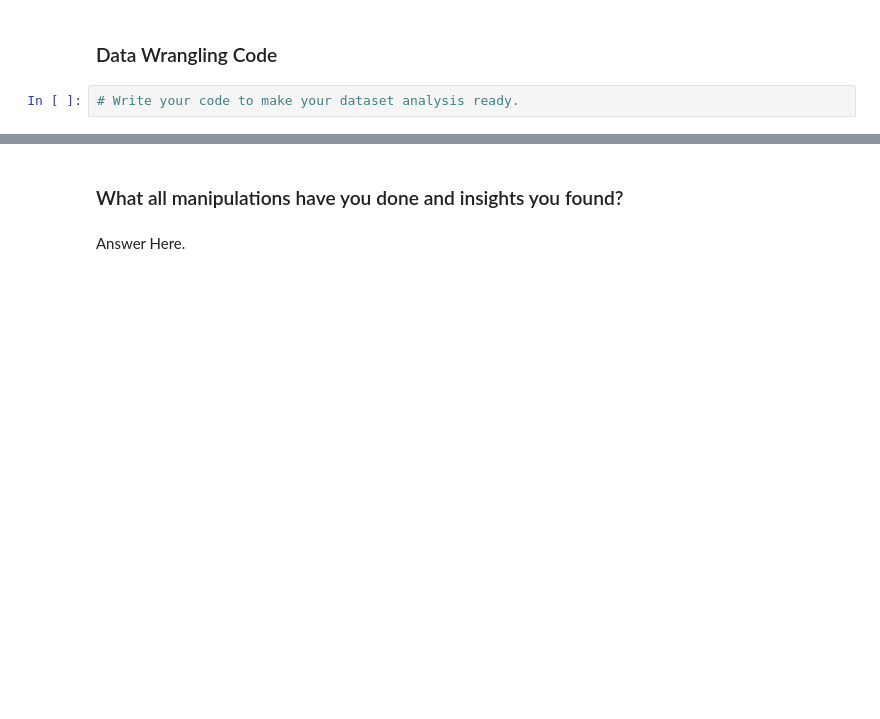
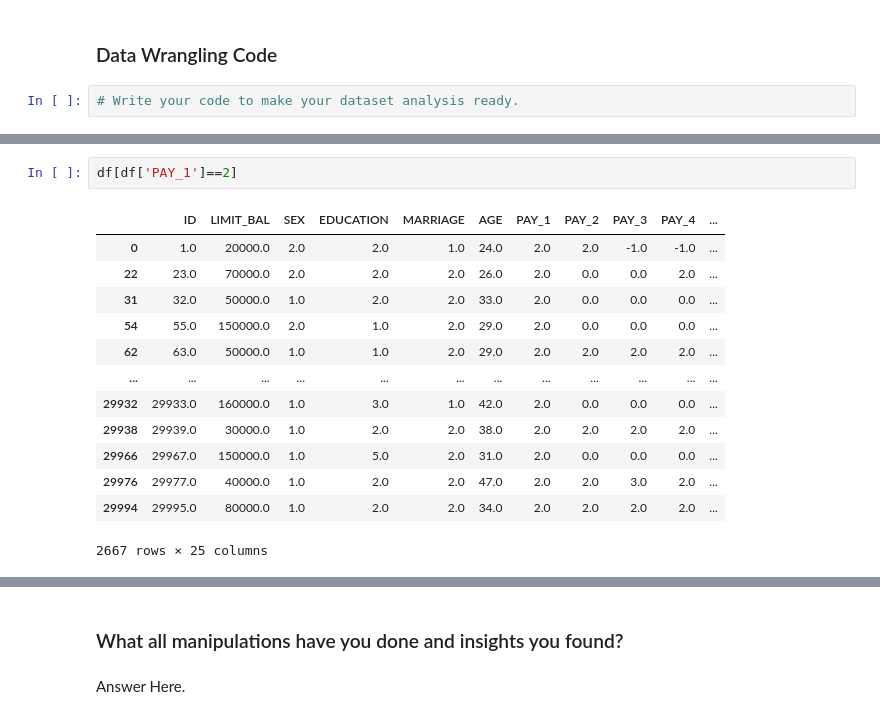
Before and after one commit to kumareshvj/Machine-learing-classification, a Jupyter notebook: Default_of_credit_card_clients.ipynb, the cells around one changed output, grey strips where cells are left out. Drawn from its saved outputs; the diff is of its cells as text; blank space fills up the shorter version.

```diff
--- a/Default_of_credit_card_clients.ipynb
+++ b/Default_of_credit_card_clients.ipynb
@@ -262,0 +355,16 @@ Number of non unique values in default payment next month are 2
+# %%
+df[df['PAY_1']==2]
+# %% [output]
+|  | ID | LIMIT_BAL | SEX | EDUCATION | MARRIAGE | AGE | PAY_1 | PAY_2 | PAY_3 | PAY_4 | ... |
+| 0 | 1.0 | 20000.0 | 2.0 | 2.0 | 1.0 | 24.0 | 2.0 | 2.0 | -1.0 | -1.0 | ... |
+| 22 | 23.0 | 70000.0 | 2.0 | 2.0 | 2.0 | 26.0 | 2.0 | 0.0 | 0.0 | 2.0 | ... |
+| 31 | 32.0 | 50000.0 | 1.0 | 2.0 | 2.0 | 33.0 | 2.0 | 0.0 | 0.0 | 0.0 | ... |
+| 54 | 55.0 | 150000.0 | 2.0 | 1.0 | 2.0 | 29.0 | 2.0 | 0.0 | 0.0 | 0.0 | ... |
+| 62 | 63.0 | 50000.0 | 1.0 | 1.0 | 2.0 | 29.0 | 2.0 | 2.0 | 2.0 | 2.0 | ... |
+| ... | ... | ... | ... | ... | ... | ... | ... | ... | ... | ... | ... |
+| 29932 | 29933.0 | 160000.0 | 1.0 | 3.0 | 1.0 | 42.0 | 2.0 | 0.0 | 0.0 | 0.0 | ... |
+| 29938 | 29939.0 | 30000.0 | 1.0 | 2.0 | 2.0 | 38.0 | 2.0 | 2.0 | 2.0 | 2.0 | ... |
+| 29966 | 29967.0 | 150000.0 | 1.0 | 5.0 | 2.0 | 31.0 | 2.0 | 0.0 | 0.0 | 0.0 | ... |
+| 29976 | 29977.0 | 40000.0 | 1.0 | 2.0 | 2.0 | 47.0 | 2.0 | 2.0 | 3.0 | 2.0 | ... |
+| 29994 | 29995.0 | 80000.0 | 1.0 | 2.0 | 2.0 | 34.0 | 2.0 | 2.0 | 2.0 | 2.0 | ... |
+2667 rows × 25 columns
```
Also changed, not shown: parts of 28 cells of this notebook.
